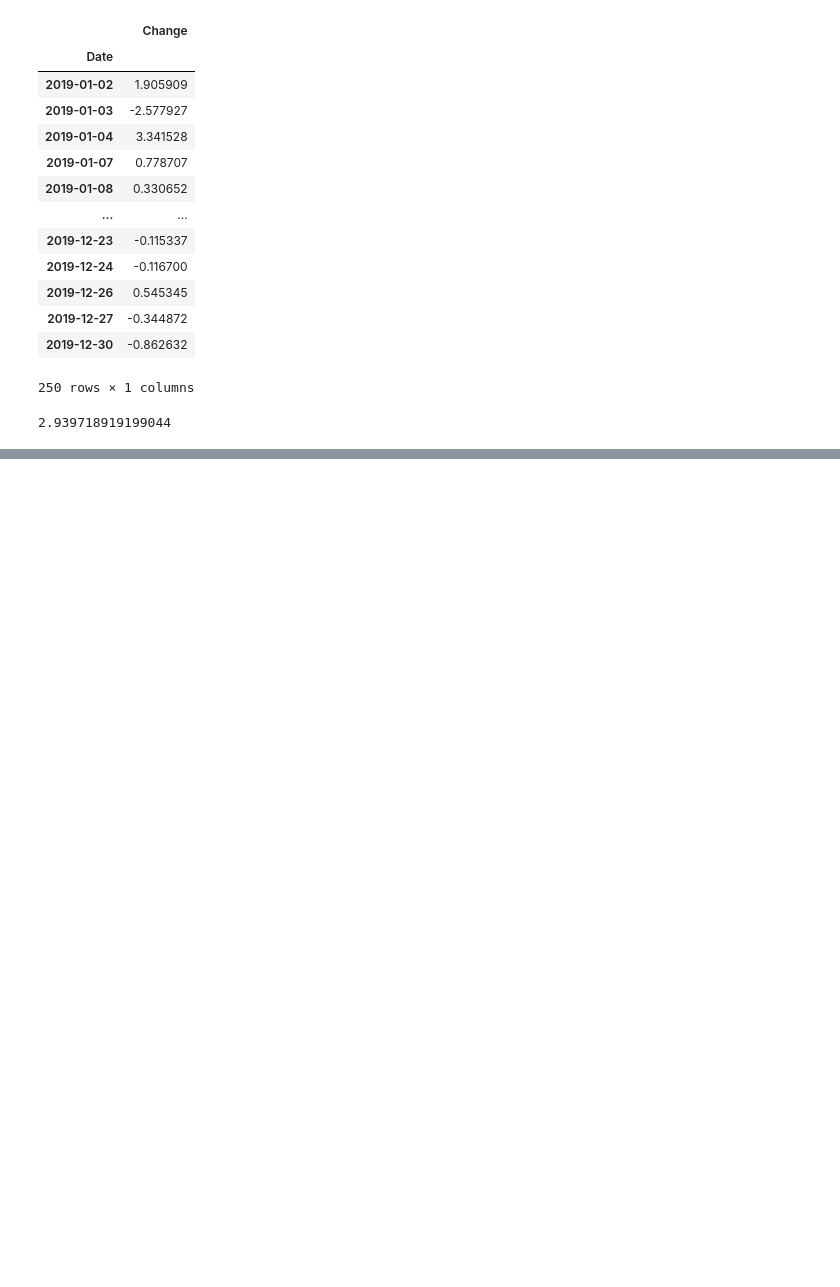
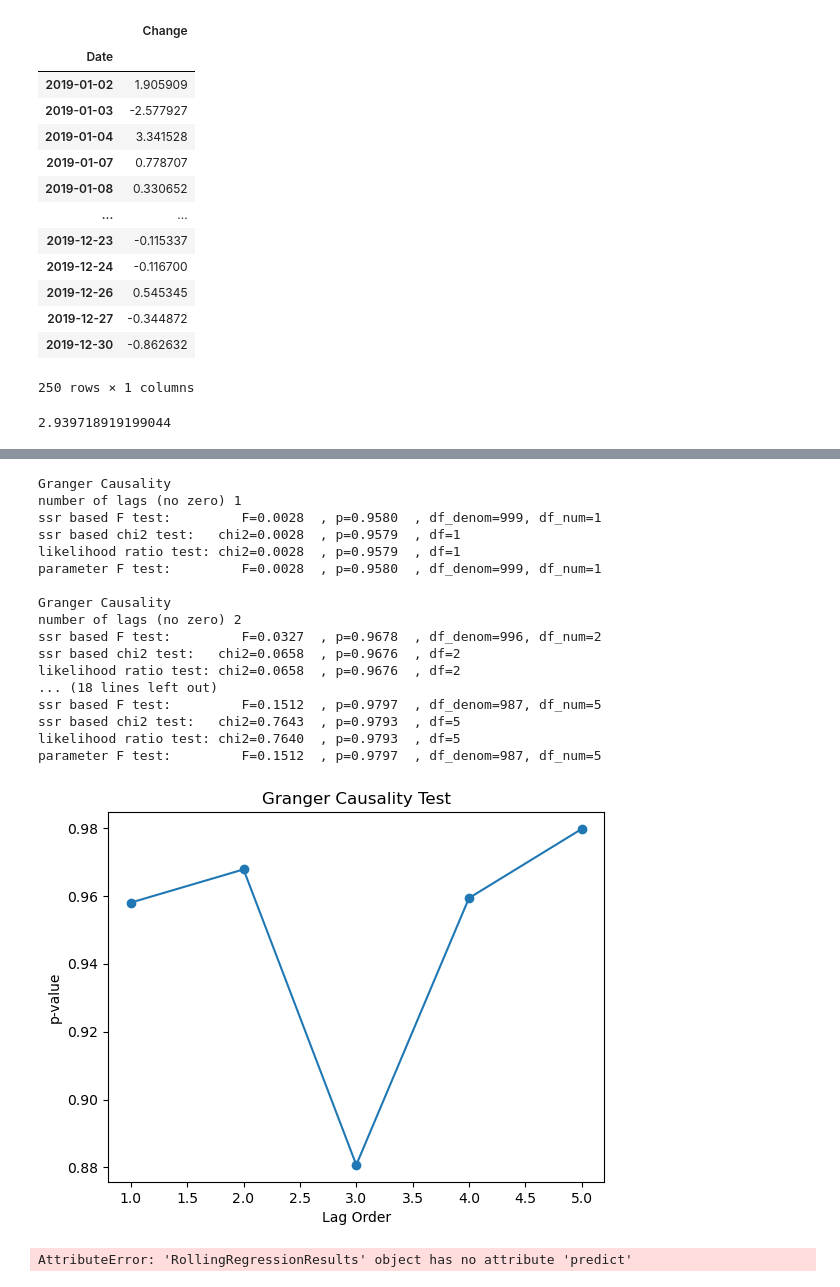
Before and after one commit to Joe082/market_news_sentiment, a Jupyter notebook: modeling.ipynb, the cells around one changed output, grey strips where cells are left out. Cells and saved outputs as stored; diff of their text form; code cells hidden in the pictures; blank space fills up the shorter version.

```diff
--- a/modeling.ipynb
+++ b/modeling.ipynb
@@ -181,0 +258,77 @@ mse
+# %%
+import pandas as pd
+import numpy as np
+from statsmodels.tsa.stattools import grangercausalitytests
+from statsmodels.regression.rolling import RollingOLS
+import matplotlib.pyplot as plt
+
+# Assuming sentiment_df and stock_df have columns 'Date' and 'Score' for sentiment scores
+# and 'Date' and 'Price' for stock prices, respectively.
+# Make sure 'Date' is in datetime format.
+
+# Merge the two DataFrames on the 'Date' column
+merged_df = df[["snippet_VADER", "Change"]]
+
+# Create lagged variables
+merged_df['Lagged_Score'] = merged_df['snippet_VADER'].shift(1)
+merged_df['Lagged_Price'] = merged_df['Change'].shift(1)
+
+# Drop NaN values resulting from lagging
+merged_df = merged_df.dropna()
+
+# Perform Granger causality test
+max_lag = 5  # Set the maximum lag for the test
+granger_test_result = grangercausalitytests(merged_df[['Change', 'snippet_VADER']], max_lag, verbose=True)
+
+# Extract p-values from the test results
+p_values = [granger_test_result[i + 1][0]['ssr_ftest'][1] for i in range(max_lag)]
+
+# Plot p-values
+plt.plot(range(1, max_lag + 1), p_values, marker='o')
+plt.title('Granger Causality Test')
+plt.xlabel('Lag Order')
+plt.ylabel('p-value')
+plt.show()
+
+# Choose a lag order based on the test results (e.g., the first lag with a p-value below a certain threshold)
+
+# Build a predictive model using RollingOLS
+endog = merged_df['Change']
+exog = merged_df[['Lagged_Price', 'Lagged_Score']]
+
+# Choose an appropriate window size for RollingOLS
+window_size = 30
+rolling_ols = RollingOLS(endog, exog, window=window_size)
+rolling_res = rolling_ols.fit()
+
+# Predictions on the test set
+predictions = rolling_res.predict()
+
+# Plot actual vs. predicted values
+plt.plot(merged_df['Date'], endog, label='Actual Price')
+plt.plot(merged_df['Date'], predictions, label='Predicted Price', linestyle='dashed')
+plt.legend()
+plt.title('Stock Price Prediction with Lagged Sentiment Scores')
+plt.xlabel('Date')
+plt.ylabel('Stock Price')
+plt.show()
+# %% [output]
+Granger Causality
+number of lags (no zero) 1
+ssr based F test:         F=0.0028  , p=0.9580  , df_denom=999, df_num=1
+ssr based chi2 test:   chi2=0.0028  , p=0.9579  , df=1
+likelihood ratio test: chi2=0.0028  , p=0.9579  , df=1
+parameter F test:         F=0.0028  , p=0.9580  , df_denom=999, df_num=1
+
+Granger Causality
+number of lags (no zero) 2
+ssr based F test:         F=0.0327  , p=0.9678  , df_denom=996, df_num=2
+ssr based chi2 test:   chi2=0.0658  , p=0.9676  , df=2
+likelihood ratio test: chi2=0.0658  , p=0.9676  , df=2
+... (18 lines left out)
+ssr based F test:         F=0.1512  , p=0.9797  , df_denom=987, df_num=5
+ssr based chi2 test:   chi2=0.7643  , p=0.9793  , df=5
+likelihood ratio test: chi2=0.7640  , p=0.9793  , df=5
+parameter F test:         F=0.1512  , p=0.9797  , df_denom=987, df_num=5
+[figure, added]
+AttributeError: 'RollingRegressionResults' object has no attribute 'predict'
```
Also changed, not shown: parts of 2 cells of this notebook, 1 other file.
